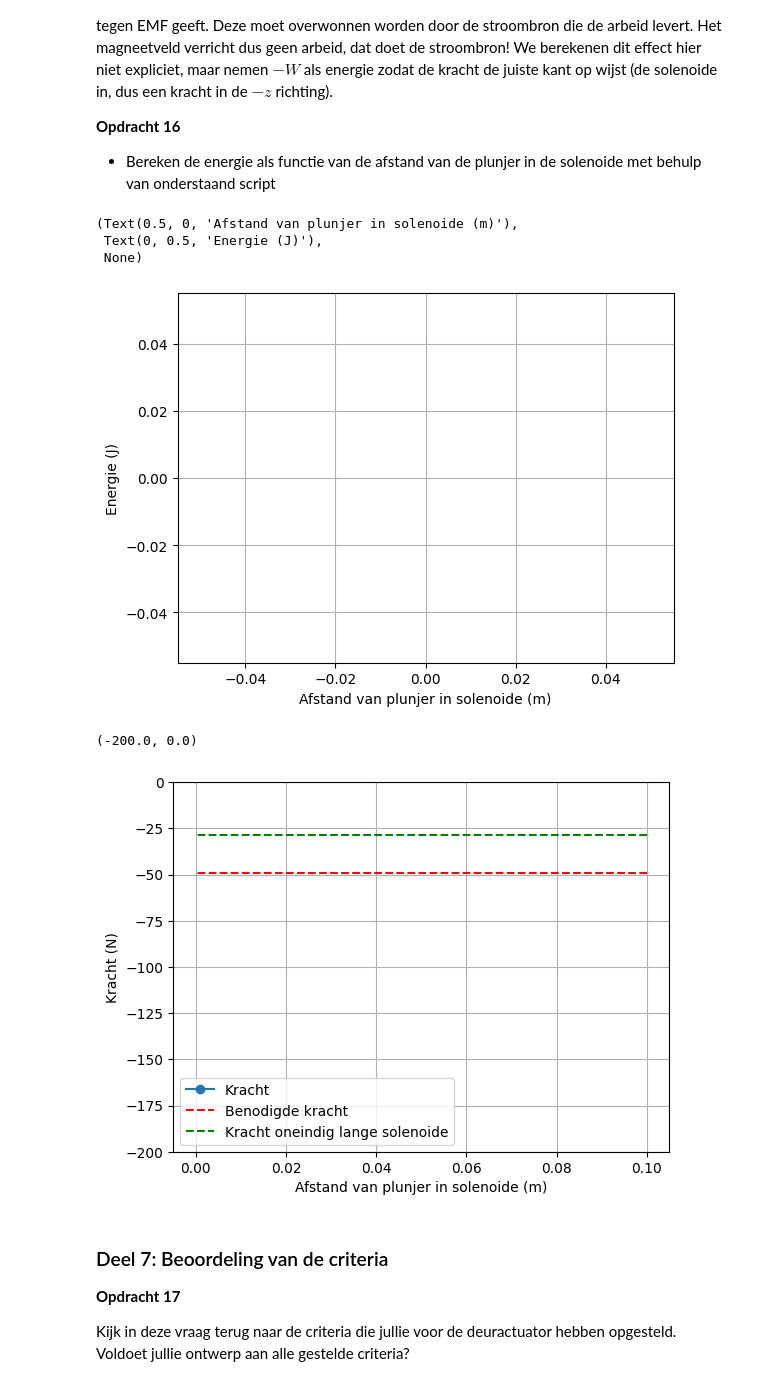
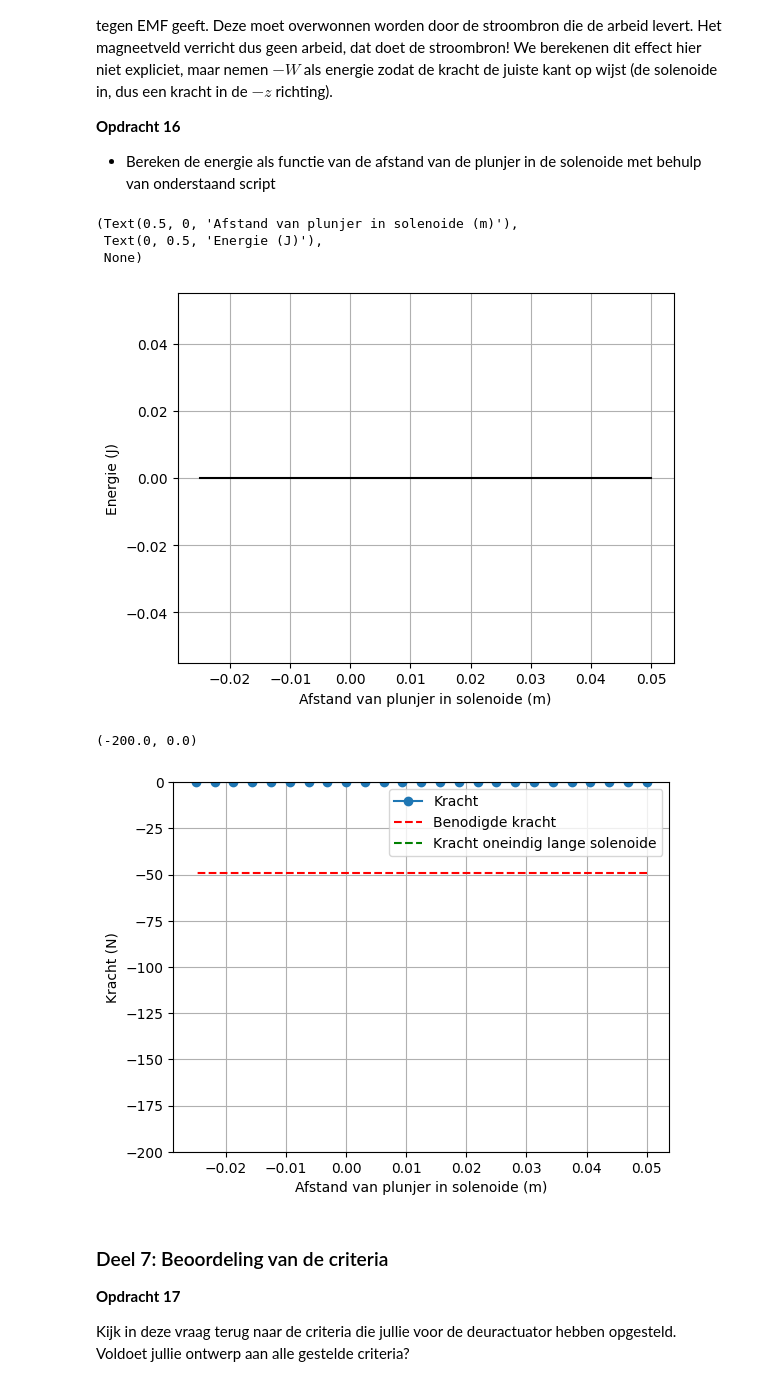
Before and after one commit to OLvanVelze/opdrachten-DEF-D-OVV, a Jupyter notebook: DigitaleOntwerpopdrachten/2KrachtactuatorOpdracht/KrachtactuatorOpdracht.ipynb, the cells around one changed output. Cells and saved outputs as stored; diff of their text form; code cells hidden in the pictures.

```diff
--- a/DigitaleOntwerpopdrachten/2KrachtactuatorOpdracht/KrachtactuatorOpdracht.ipynb
+++ b/DigitaleOntwerpopdrachten/2KrachtactuatorOpdracht/KrachtactuatorOpdracht.ipynb
@@ -529,18 +531,19 @@ Omdat onze solenoide niet oneindig lang is zal het veld in de solenoide niet uni
 
 Bereken de $z$-component van het $\mathbf{H}$-veld op de as van de solenoide over het interval $z \in [0, 1.5L_s]$ in 25 stappen. Je moet nu dus op elk veld-punt met behulp Biot-Savart de bijdragen van alle stroomelementen integreren. Maak een grafiek van de $z$-component van het $\mathbf{H}$-veld tegen $z$.
 # %%
-L_sol = 0.1
+#de parameters L_s, aantal omwent, r_s, heb ik abitrair verzonnen omdat deze nog niet bekent waren tijdens het maken van de simulatie
+L_s = 0.1
 aantal_omwent = 100
-r_sol = 0.02
+r_s = 0.02
 n_ax=25
-z_ax=np.linspace(0, 1.5*L_sol/2, n_ax)
+z_ax=np.linspace(0, 1.5*L_s/2, n_ax)
 H_ax=np.zeros((n_ax,1))
 
 for i_field in range(n_ax):
     print(f"\rIfield =  {i_field}", end="") # Print welk element van het veld nu berekend wordt.
     # Bepaal de field coordinate
     Hsimulated=np.array([0,0,0], dtype='float64')
-    for i_source in np.arange(1, N):
+    for i_source in np.arange(aantal_omwent):
         # Bepaal dl en r_source en gebruik
         Hsimulated += field_current_element(r_field, r_source, dl)
         print(f"Ifield =  {i_field}", end="")
@@ -580,15 +583,16 @@ Zoals je uit je berekening voor het $\mathbf{H}$ kan zien is de energie van de p
 * Bereken de energie als functie van de afstand van de plunjer in de solenoide met behulp van onderstaand script
 # %%
 # integrate the field up to point z_p
+
 Wz=-0.5*np.pi*r_s**2*np.cumsum(np.flipud(H_ax)*mu_r*mu_0*np.flipud(H_ax))*(z_ax[1] - z_ax[0])
 
-plt.plot(L_s/2 - z_ax, np.flipud(Wz), '-k')p
+plt.plot(L_s/2 - z_ax, np.flipud(Wz), '-k')
 plt.xlabel('Afstand van plunjer in solenoide (m)'), plt.ylabel('Energie (J)'), plt.grid()
 # %% [output]
 (Text(0.5, 0, 'Afstand van plunjer in solenoide (m)'),
  Text(0, 0.5, 'Energie (J)'),
  None)
-[figure, old version]
+[figure, new version]
 # %%
 force_analytical = -mu_0*mu_r*np.pi*r_s**2*aantal_omwent**2*I**2/2/L_s**2 # Kracht uitrekenen numeriek
 force_numerical=np.diff(Wz, n=1, append=[0])/(z_ax[1] - z_ax[0]) # Kracht uitrekenen
@@ -601,7 +605,7 @@ plt.xlabel('Afstand van plunjer in solenoide (m)'), plt.ylabel('Kracht (N)'), pl
 plt.ylim([-200, 0])
 # %% [output]
 (-200.0, 0.0)
-[figure, old version]
+[figure, new version]
 # %% [markdown]
 ### Deel 7: Beoordeling van de criteria
 **Opdracht 17**
```
Also changed, not shown: parts of 5 cells of this notebook.
